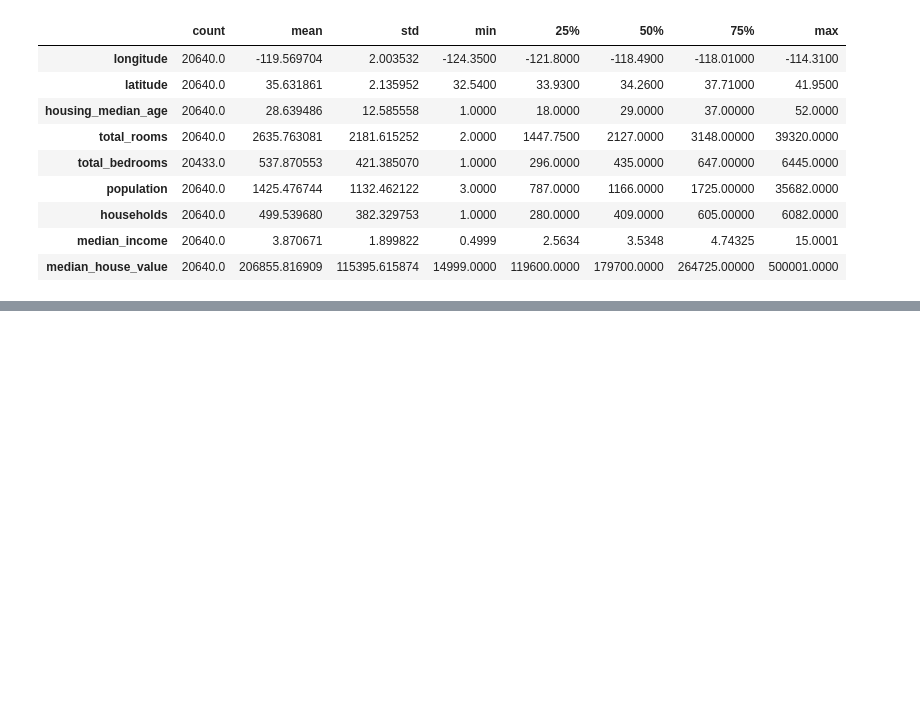
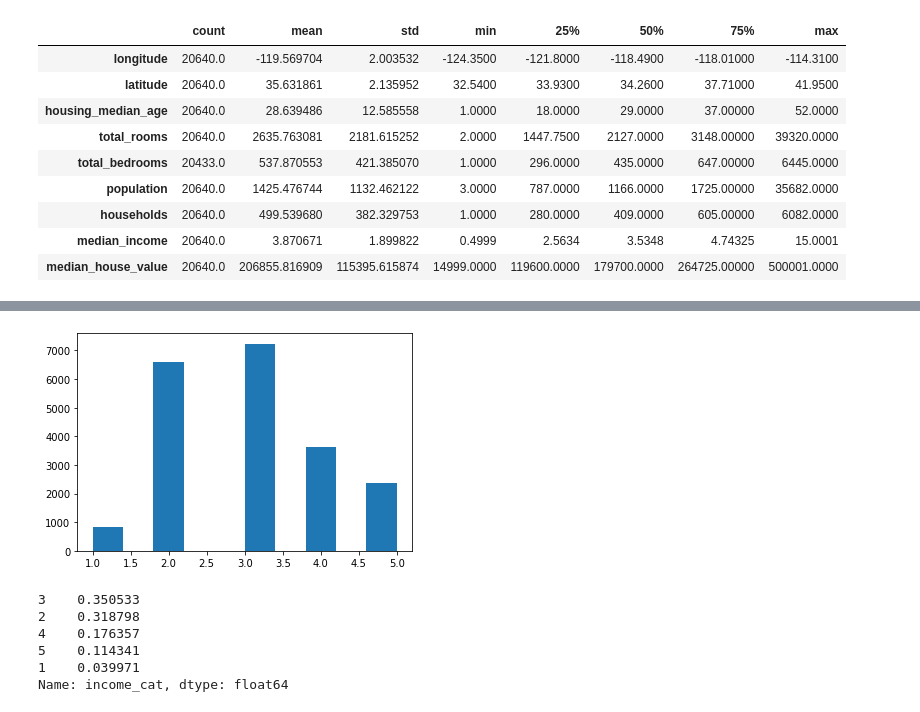
Before and after one commit to JPL-JUNO/Hands-on-Machine-Learning-HOML, a Jupyter notebook: chapter/chapter2.ipynb, the cells around one changed output, grey strips where cells are left out. Cells and saved outputs as stored; diff of their text form; code cells hidden in the pictures; blank space fills up the shorter version.

```diff
--- a/chapter/chapter2.ipynb
+++ b/chapter/chapter2.ipynb
@@ -67,0 +127,8 @@ NameError: name 'library' is not defined
+# %%
+housing['income_cat'] = pd.cut(housing['median_income'],
+                                bins=[0, 1.5, 3.0, 4.5, 6, np.inf],
+                                labels=[1, 2, 3, 4, 5])
+housing['income_cat'].hist(grid=False)
+plt.show()
+# %% [output]
+[figure, added]
@@ -67,0 +142,9 @@ NameError: name 'library' is not defined
+# %%
+strat_test_set['income_cat'].value_counts() / len(strat_test_set)
+# %% [output]
+3    0.350533
+2    0.318798
+4    0.176357
+5    0.114341
+1    0.039971
+Name: income_cat, dtype: float64
```
Also changed, not shown: parts of 11 cells of this notebook, 1 other file.
